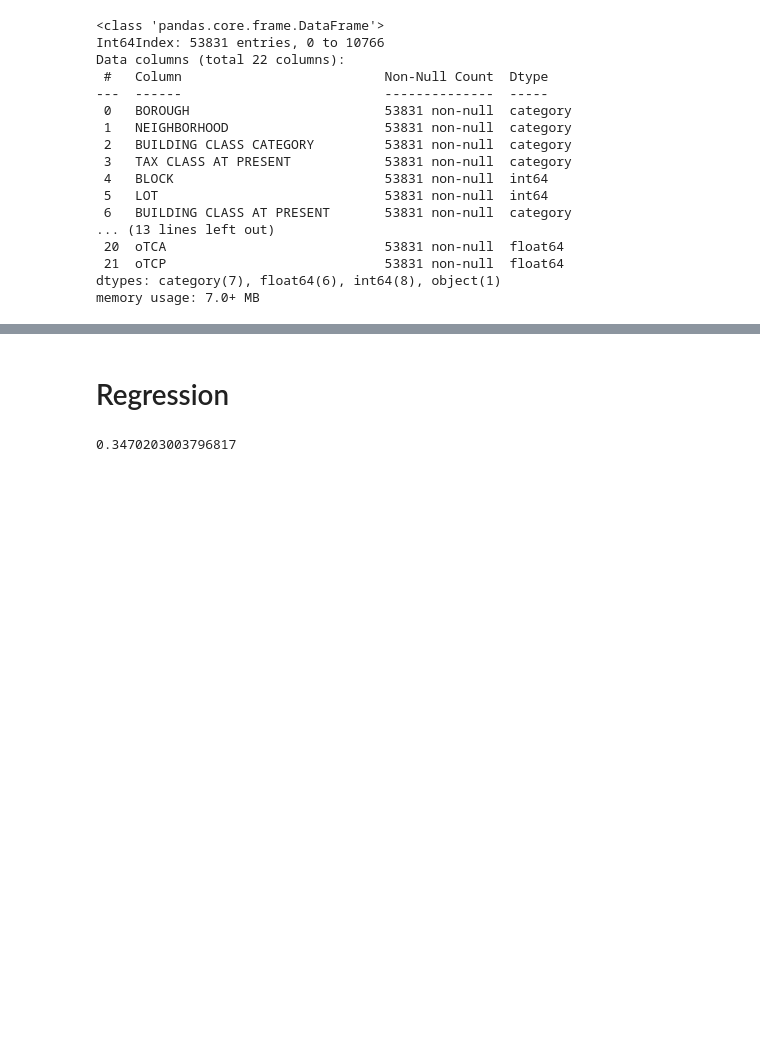
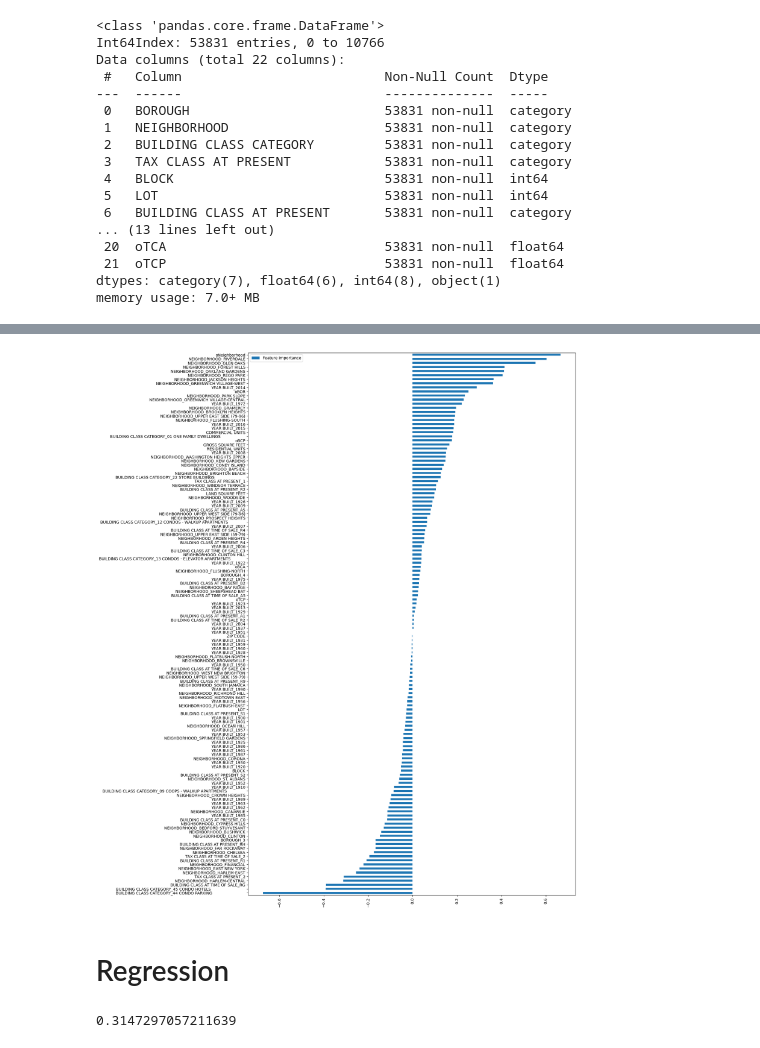
Before and after one commit to UsanoCoCr/houseprice-hw, a Jupyter notebook: baselines.ipynb, the cells around one changed output, grey strips where cells are left out. Cells and saved outputs as stored; diff of their text form; code cells hidden in the pictures; blank space fills up the shorter version.

```diff
--- a/baselines.ipynb
+++ b/baselines.ipynb
@@ -278,3 +252,15 @@ data_X = pd.concat([data_X, one_hot_encoded] ,axis=1)
-# %%
-train_X = data_X[:num_train_samples].to_numpy()
-test_X = data_X[num_train_samples:].to_numpy()
+# %%
+data_X_copy = data_X.copy()
+data_pipe = pipe.fit_transform(data_X_copy)
+scaler = RobustScaler()
+
+n_train = train_X.shape[0]
+X = data_pipe[:n_train]
+test_X = data_pipe[n_train:]
+y = train_y
+X_scaled = scaler.fit(X).transform(X)
+y_log = np.log(y)
+test_X_scaled = scaler.transform(test_X)
+# %%
+lasso = Lasso(alpha=0.0005, random_state=1)
+lasso.fit(X_scaled, y_log)
@@ -280,0 +269,2 @@ test_X = data_X[num_train_samples:].to_numpy()
+# %%
+FI_lasso = pd.DataFrame({"Feature Importance": lasso.coef_}, index=data_pipe.columns)
@@ -281,19 +287,8 @@ test_X = data_X[num_train_samples:].to_numpy()
+# %%
+FI_lasso[FI_lasso["Feature Importance"] != 0].sort_values("Feature Importance").plot(kind="barh", figsize=(15, 25))
+plt.xticks(rotation=90)
+plt.show()  ### 更直观的可视化一下
+# %% [output]
+[figure, added]
 # %% [markdown]
 # Regression
-# %%
-model1 = RandomForestRegressor()
-"""model2 = xgb.XGBRegressor()
- voting_regr = VotingRegressor(estimators=[('rf', model1), ('lr', model2), ('ridge', model3)])
-voting_regr.fit(train_X, train_y.values.ravel())
-Y_pred_voting = voting_regr.predict(test_X) """
-
-""" model1.fit(train_X, train_y.values.ravel())
-Y_pred_1 = model1.predict(test_X)"""
-model1.fit(train_X, train_y.values.ravel())
-Y_pred_1 = model1.predict(test_X)
-
-Y_pred_voting = Y_pred_1
-
-mean_absolute_percentage_error(test_y,Y_pred_voting)
-# %% [output]
-0.3470203003796817
@@ -300 +315,15 @@ mean_absolute_percentage_error(test_y,Y_pred_voting)
+# %%
+""" model1 = ExtraTreesRegressor()
+model1.fit(X_scaled, y_log.values.ravel())
+y = model1.predict(test_X_scaled)
+y_pred = np.exp(y)  """
+
+weight_avg = AverageWeight(mod=[RandomForestRegressor(), XGBRegressor(), ExtraTreesRegressor()], weight=[0.5,0.3,0.2])
+weight_avg.fit(X_scaled, y_log.values.ravel())
+y = weight_avg.predict(test_X_scaled)
+y_pred = np.exp(y)
+
+mean_absolute_percentage_error(test_y, y_pred)
+# %% [output]
+0.3147297057211639
 # %%
```
Also changed, not shown: parts of 13 cells of this notebook.
